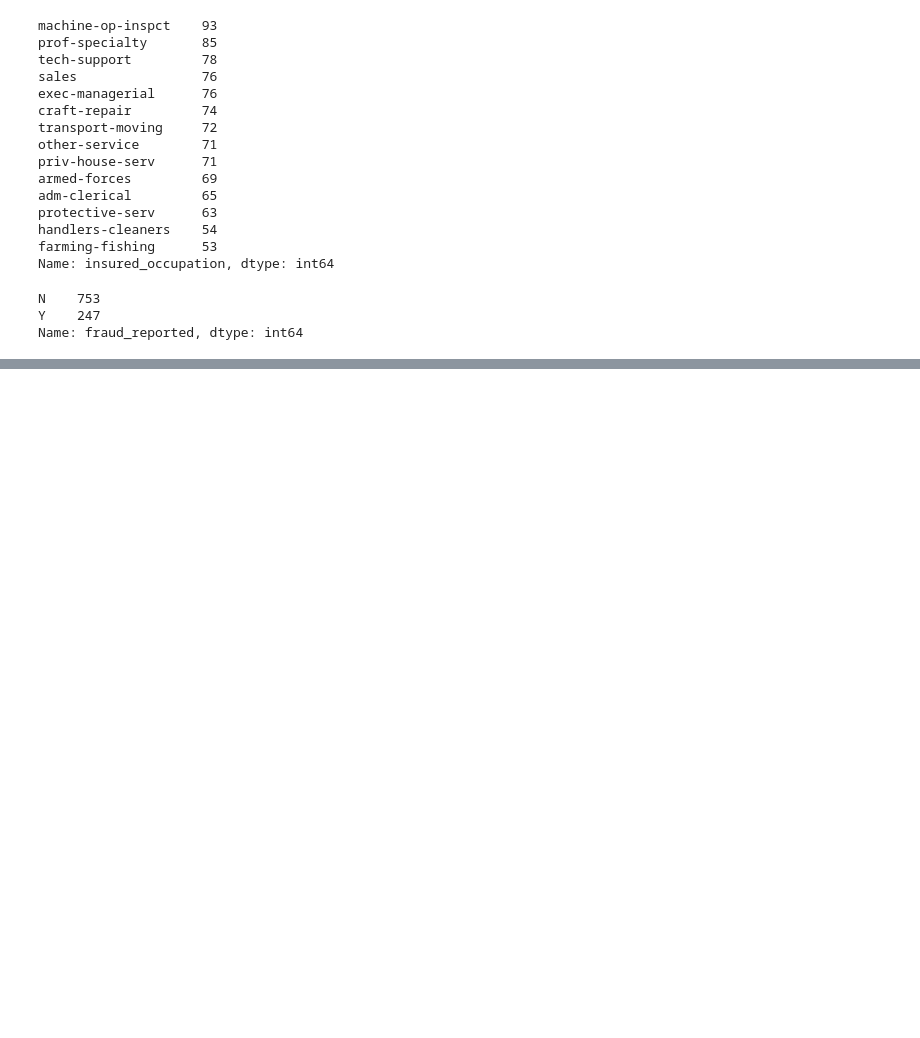
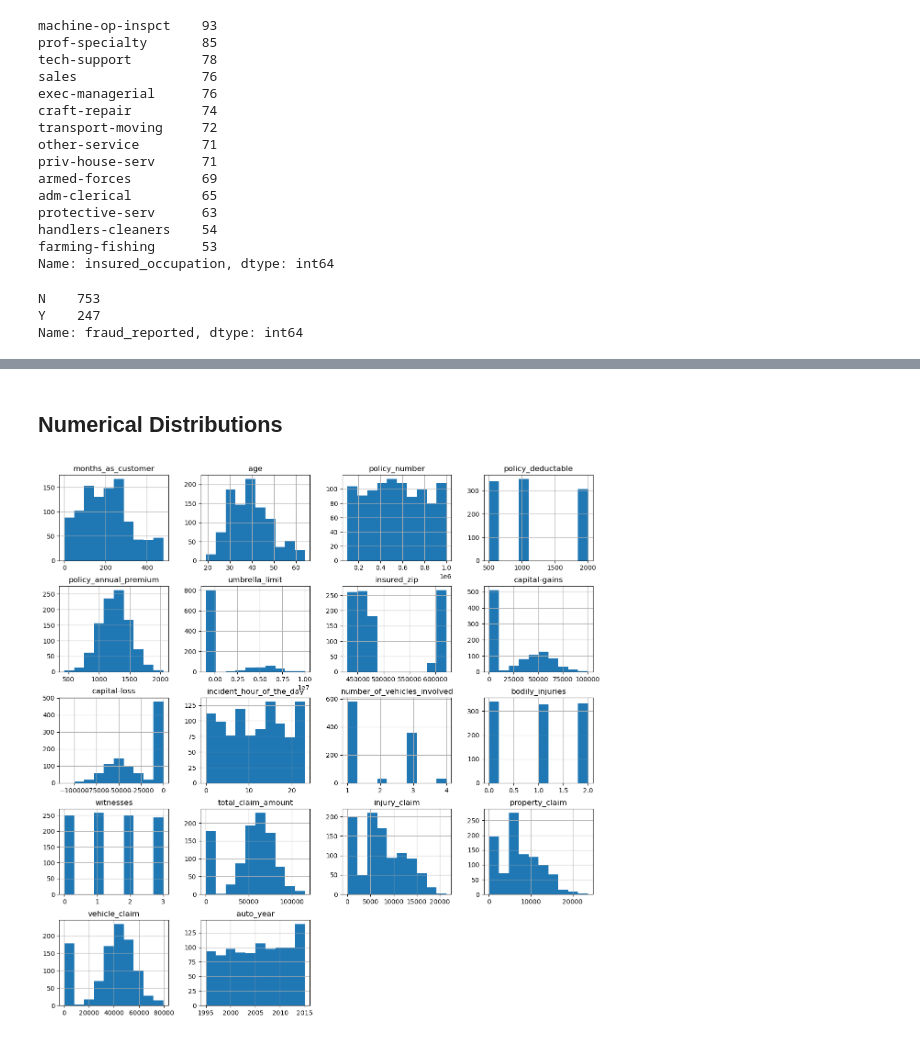
Before and after one commit to gbiamgaurav/insurance_claims, a Jupyter notebook: notebook/EDA_Insurance_claims.ipynb, the cells around one changed output, grey strips where cells are left out. Cells and saved outputs as stored; diff of their text form; code cells hidden in the pictures; blank space fills up the shorter version.

```diff
--- a/notebook/EDA_Insurance_claims.ipynb
+++ b/notebook/EDA_Insurance_claims.ipynb
@@ -250,0 +287,7 @@ Name: fraud_reported, dtype: int64
+# %% [markdown]
+## Numerical Distributions
+# %%
+df.hist(figsize=(15,15))
+plt.show();
+# %% [output]
+[figure, added]
```
Also changed, not shown: parts of 14 cells of this notebook.
